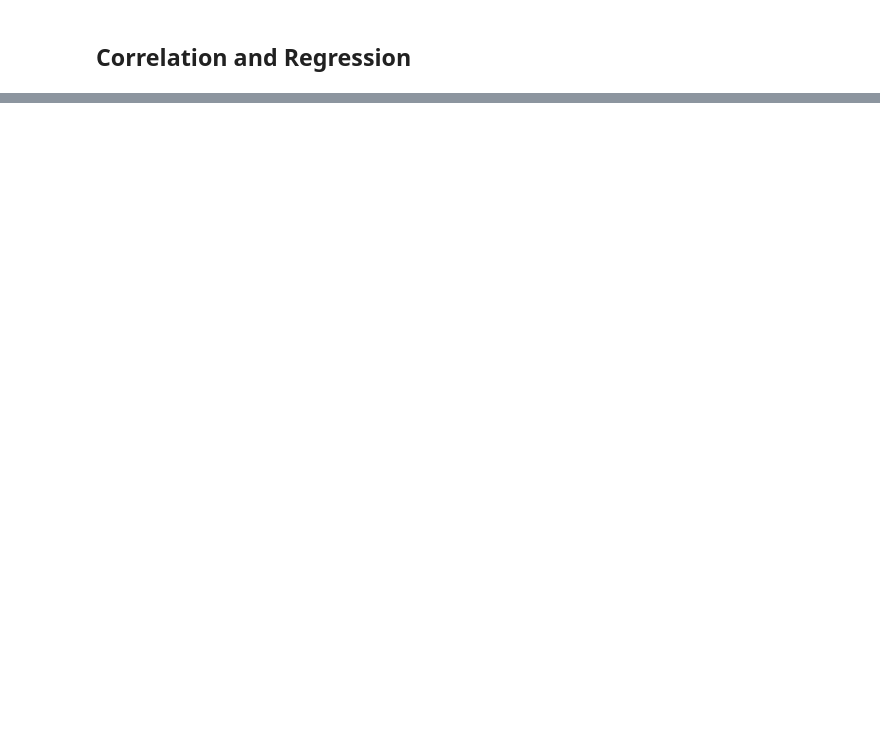
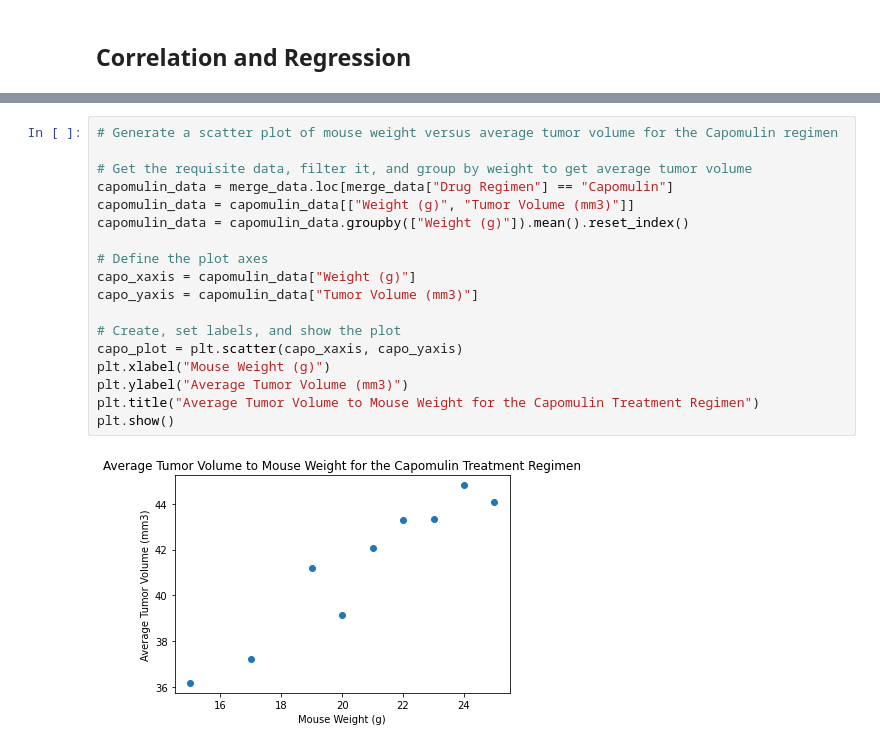
Before and after one commit to js04237/matplotlib-challenge, a Jupyter notebook: pymaceuticals.ipynb, the cells around one changed output, grey strips where cells are left out. Cells and saved outputs as stored; diff of their text form; blank space fills up the shorter version.

```diff
--- a/pymaceuticals.ipynb
+++ b/pymaceuticals.ipynb
@@ -261,0 +314,20 @@ plt.show()
+# %%
+# Generate a scatter plot of mouse weight versus average tumor volume for the Capomulin regimen
+
+# Get the requisite data, filter it, and group by weight to get average tumor volume
+capomulin_data = merge_data.loc[merge_data["Drug Regimen"] == "Capomulin"]
+capomulin_data = capomulin_data[["Weight (g)", "Tumor Volume (mm3)"]]
+capomulin_data = capomulin_data.groupby(["Weight (g)"]).mean().reset_index()
+
+# Define the plot axes
+capo_xaxis = capomulin_data["Weight (g)"]
+capo_yaxis = capomulin_data["Tumor Volume (mm3)"]
+
+# Create, set labels, and show the plot
+capo_plot = plt.scatter(capo_xaxis, capo_yaxis)
+plt.xlabel("Mouse Weight (g)")
+plt.ylabel("Average Tumor Volume (mm3)")
+plt.title("Average Tumor Volume to Mouse Weight for the Capomulin Treatment Regimen")
+plt.show()
+# %% [output]
+[figure, added]
```
Also changed, not shown: parts of 14 cells of this notebook.
